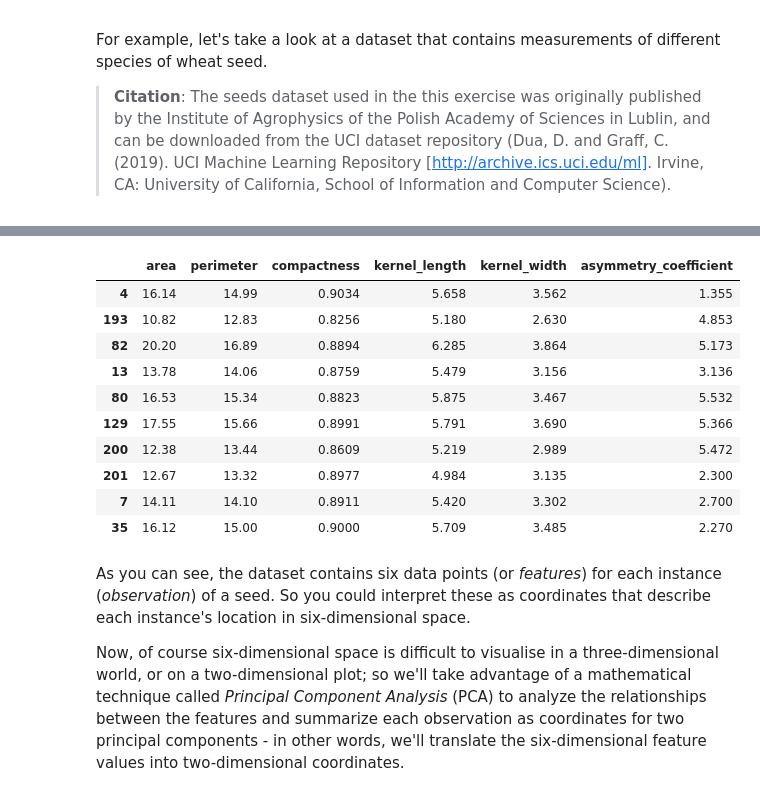
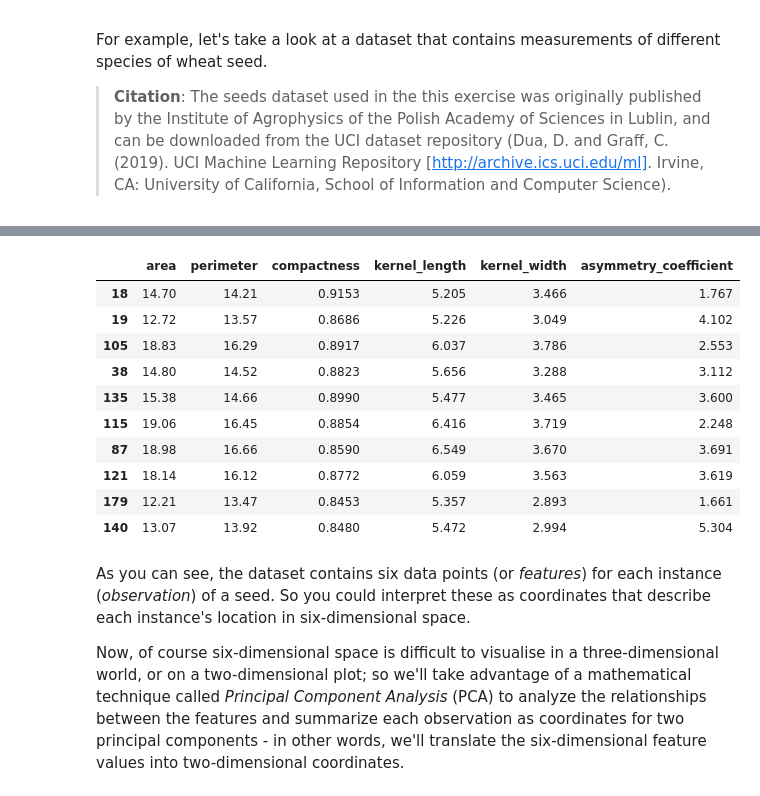
Before and after one commit to iliyaML/ms-machine-learning, a Jupyter notebook: clustering/041_Clustering_Introduction.ipynb, the cells around one changed output, grey strips where cells are left out. Drawn from its saved outputs; the diff is of its cells as text; code cells hidden in the pictures.

```diff
--- a/clustering/041_Clustering_Introduction.ipynb
+++ b/clustering/041_Clustering_Introduction.ipynb
@@ -31,23 +31,23 @@ from sklearn.decomposition import PCA
 from sklearn.cluster import KMeans
 # %%
 # load the training dataset
-data = pd.read_csv('data/seeds.csv')
+data_df = pd.read_csv('data/seeds.csv')
 
 # Display a random sample of 10 observations (just the features)
-features = data[data.columns[0:6]]
-features.sample(10)
+features_df = data_df[data_df.columns[0:6]]
+features_df.sample(10)
 # %% [output]
 |  | area | perimeter | compactness | kernel_length | kernel_width | asymmetry_coefficient |
-| 4 | 16.14 | 14.99 | 0.9034 | 5.658 | 3.562 | 1.355 |
-| 193 | 10.82 | 12.83 | 0.8256 | 5.180 | 2.630 | 4.853 |
-| 82 | 20.20 | 16.89 | 0.8894 | 6.285 | 3.864 | 5.173 |
-| 13 | 13.78 | 14.06 | 0.8759 | 5.479 | 3.156 | 3.136 |
-| 80 | 16.53 | 15.34 | 0.8823 | 5.875 | 3.467 | 5.532 |
-| 129 | 17.55 | 15.66 | 0.8991 | 5.791 | 3.690 | 5.366 |
-| 200 | 12.38 | 13.44 | 0.8609 | 5.219 | 2.989 | 5.472 |
-| 201 | 12.67 | 13.32 | 0.8977 | 4.984 | 3.135 | 2.300 |
-| 7 | 14.11 | 14.10 | 0.8911 | 5.420 | 3.302 | 2.700 |
-| 35 | 16.12 | 15.00 | 0.9000 | 5.709 | 3.485 | 2.270 |
+| 18 | 14.70 | 14.21 | 0.9153 | 5.205 | 3.466 | 1.767 |
+| 19 | 12.72 | 13.57 | 0.8686 | 5.226 | 3.049 | 4.102 |
+| 105 | 18.83 | 16.29 | 0.8917 | 6.037 | 3.786 | 2.553 |
+| 38 | 14.80 | 14.52 | 0.8823 | 5.656 | 3.288 | 3.112 |
+| 135 | 15.38 | 14.66 | 0.8990 | 5.477 | 3.465 | 3.600 |
+| 115 | 19.06 | 16.45 | 0.8854 | 6.416 | 3.719 | 2.248 |
+| 87 | 18.98 | 16.66 | 0.8590 | 6.549 | 3.670 | 3.691 |
+| 121 | 18.14 | 16.12 | 0.8772 | 6.059 | 3.563 | 3.619 |
+| 179 | 12.21 | 13.47 | 0.8453 | 5.357 | 2.893 | 1.661 |
+| 140 | 13.07 | 13.92 | 0.8480 | 5.472 | 2.994 | 5.304 |
 # %% [markdown]
 As you can see, the dataset contains six data points (or *features*) for each instance (*observation*) of a seed. So you could interpret these as coordinates that describe each instance's location in six-dimensional space.
 
```
Also changed, not shown: parts of 4 cells of this notebook, 1 other file.
